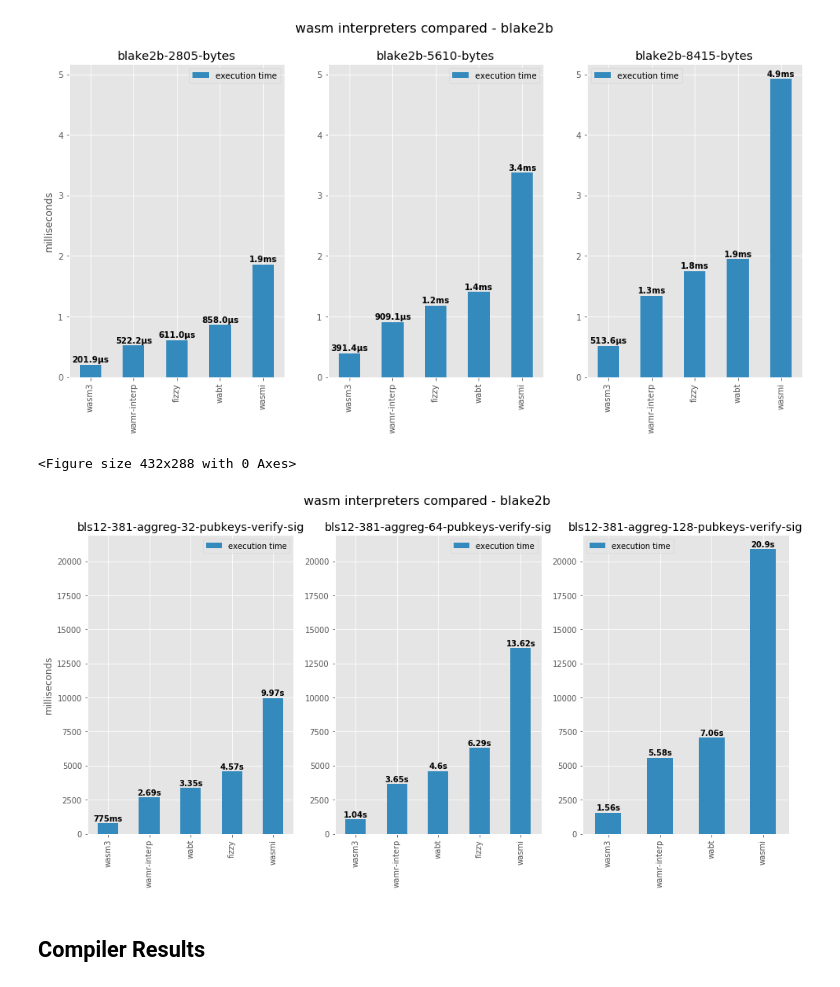
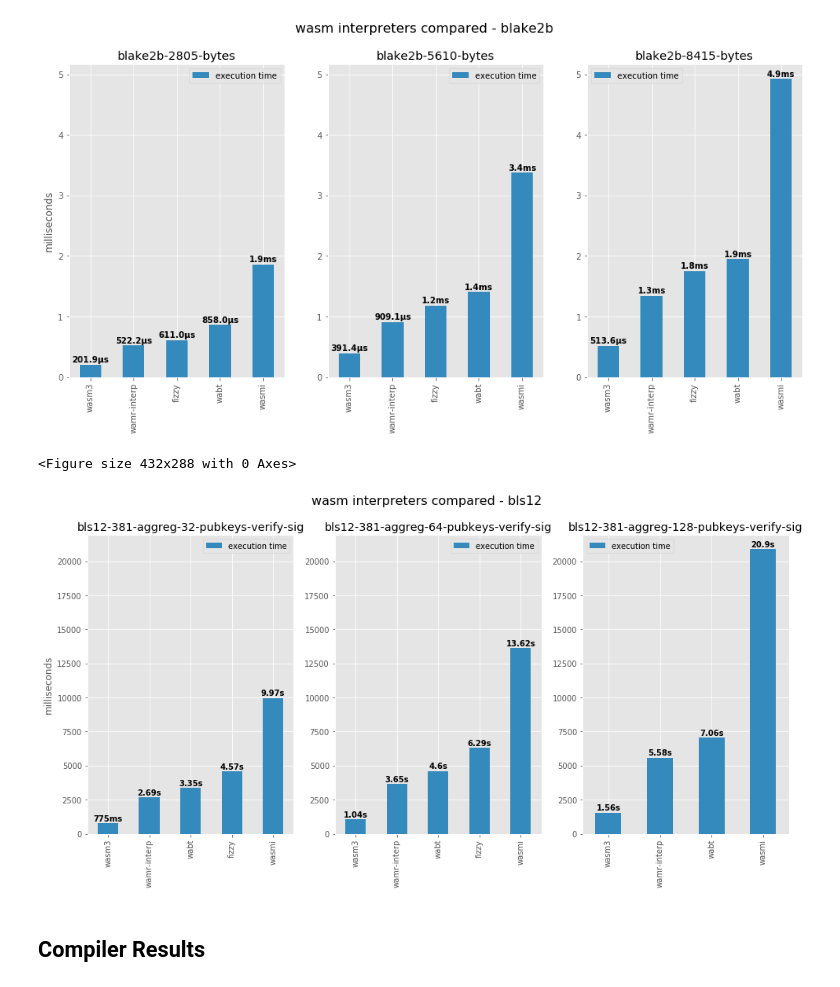
Before and after one commit to ewasm/benchmarking, a Jupyter notebook: notebooks/wasm-engines.ipynb, the cells around one changed output. Cells and saved outputs as stored; diff of their text form; code cells hidden in the pictures.

```diff
--- a/notebooks/wasm-engines.ipynb
+++ b/notebooks/wasm-engines.ipynb
@@ -663,11 +654,11 @@ plotThreeTestsExecTime(df_interp,
 # %%
 plotThreeTestsExecTime(df_interp,
                        bls12_test_names,
-                       title="wasm interpreters compared - blake2b",
+                       title="wasm interpreters compared - bls12",
                        filter_engines=["life", "wagon", "v8-interpreter"])
 # %% [output]
 <Figure size 432x288 with 0 Axes>
-[figure, old version]
+[figure, new version]
 # %% [markdown]
 ## Compiler Results
 # %%
```
Also changed, not shown: parts of 7 cells of this notebook, 20 other files.
